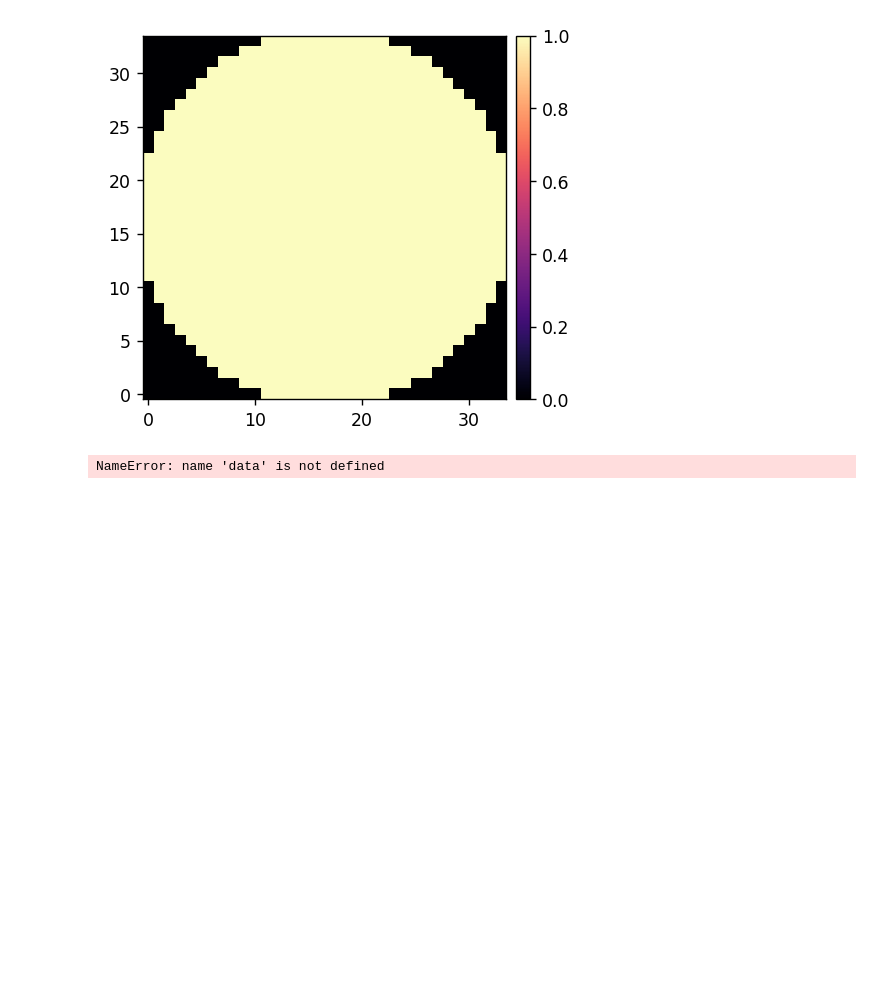
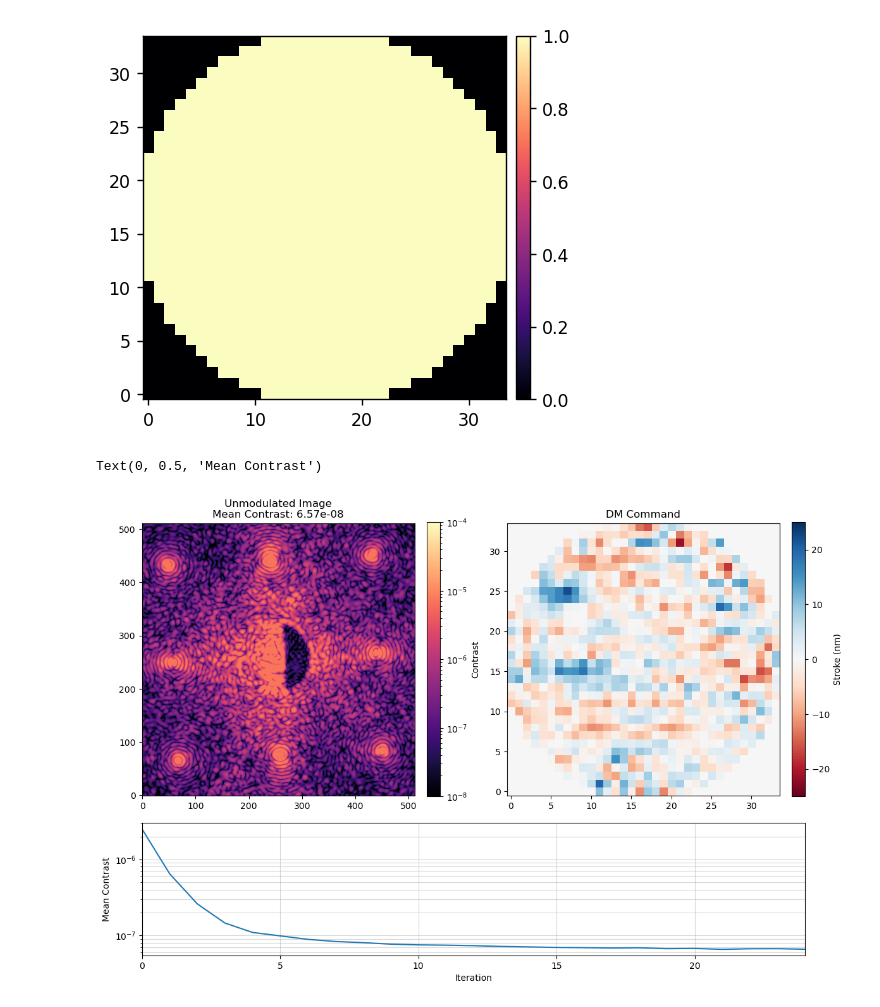
Before and after one commit to zhangderby/scoob-scc, a Jupyter notebook: notebooks_exp/run_analysis.ipynb, the cells around one changed output. Cells and saved outputs as stored; diff of their text form; code cells hidden in the pictures; blank space fills up the shorter version.

```diff
--- a/notebooks_exp/run_analysis.ipynb
+++ b/notebooks_exp/run_analysis.ipynb
@@ -48,33 +48,34 @@ Could not import ray. Parallelized model unavailble.
 [figure]
 # %%
 data_path = str(scoobscc.path)[:-9] + '/data_exp'
-exp_path = data_path + '/20250610_scc_dig_mono'
+exp_path = data_path + '/20250618_iscc_dig_mono'
 
-data = utils.load_pickle(exp_path + '/dig01.pkl')
+data = utils.load_pickle(exp_path + '/dig02.pkl')
 # %%
-image = data['images_unmod'][-7]
-command = data['commands'][-7]
+image = data['images_unmod'][-1]
+command = data['commands'][-1]
 mask = data['control_mask']
 contrasts = [np.mean(im[mask]) for im in data['images_unmod']]
 
-fig = plt.figure(figsize=(10, 8), layout='tight')
-gs = plt.GridSpec(nrows=2, ncols=2)
+fig = plt.figure(figsize=(12, 8), layout='tight')
+gs = plt.GridSpec(nrows=3, ncols=4)
 
-ax1 = fig.add_subplot(gs[0, 0])
-m = ax1.imshow(image, norm='log', cmap='magma', vmin=1e-8, vmax=1e-3)
+ax1 = fig.add_subplot(gs[0:2, 0:2])
+m = ax1.imshow(image, norm='log', cmap='magma', vmin=1e-8, vmax=1e-4)
 plt.colorbar(m, fraction=0.046, pad=0.04, label='Contrast')
-ax1.set_title(f'Unmodulated Image\nMean Contrast: {np.sqrt(np.mean(image[mask] ** 2)):.2e}')
+ax1.set_title(f'Unmodulated Image\nMean Contrast: {np.mean(image[mask]):.2e}')
 
-ax2 = fig.add_subplot(gs[0, 1])
-m = ax2.imshow(command * 1e9, cmap='RdBu', vmin=-75, vmax=75)
+ax2 = fig.add_subplot(gs[0:2, 2:])
+m = ax2.imshow(command * 1e9, cmap='RdBu', vmin=-25, vmax=25)
 plt.colorbar(m, fraction=0.046, pad=0.04, label='Stroke (nm)')
 ax2.set_title('DM Command')
 
-ax3 = fig.add_subplot(gs[1, :])
-ax3.semilogy(contrasts[:-7])
-ax3.grid(which='both', axis='both', alpha=0.3)
-ax3.set_xlim([0, len(contrasts[:-7]) - 1])
+ax3 = fig.add_subplot(gs[2, :])
+ax3.semilogy(contrasts)
+ax3.grid(which='both', axis='both', alpha=0.5)
+ax3.set_xlim([0, len(contrasts) - 1])
 ax3.set_xlabel('Iteration')
-ax3.set_ylabel('Contrast')
+ax3.set_ylabel('Mean Contrast')
 # %% [output]
-NameError: name 'data' is not defined
+Text(0, 0.5, 'Mean Contrast')
+[figure, added]
```
Also changed, not shown: parts of 1 cell of this notebook, 2 other files.
